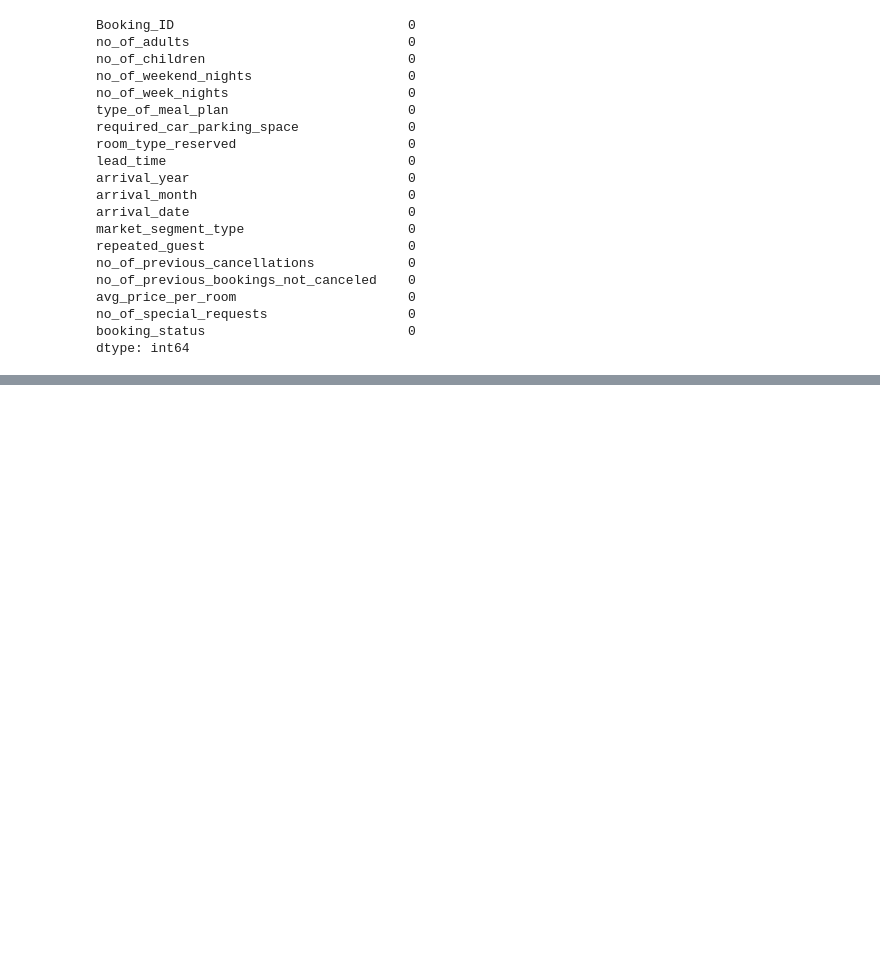
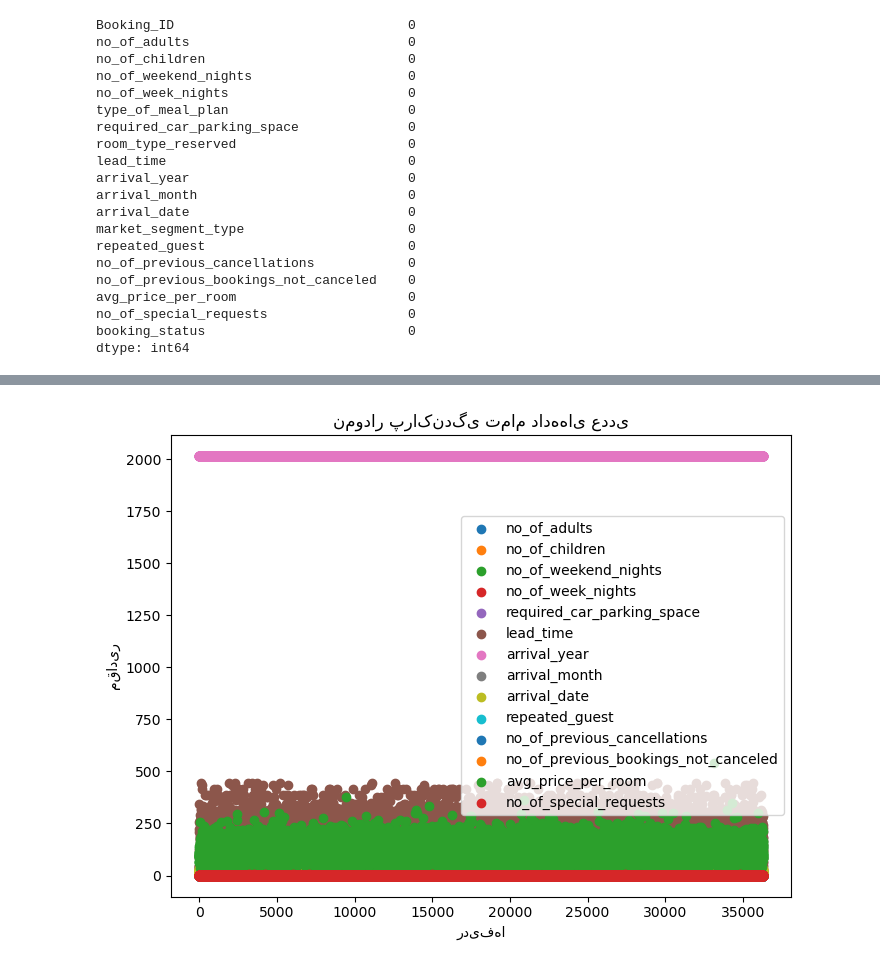
Before and after one commit to AM-mirzanejad/Prediction-Hotel-Reservation, a Jupyter notebook: Prediction-Hotel-Reservation.ipynb, the cells around one changed output, grey strips where cells are left out. Drawn from its saved outputs; the diff is of its cells as text; code cells hidden in the pictures; blank space fills up the shorter version.

```diff
--- a/Prediction-Hotel-Reservation.ipynb
+++ b/Prediction-Hotel-Reservation.ipynb
@@ -72,0 +80,21 @@ dtype: int64
+# %%
+df = pd.DataFrame(data)
+
+# رسم Scatter plot از تمام ستون‌های عددی در دیتافریم
+plt.figure(figsize=(8, 6))
+for column in df.columns:  # بررسی هر ستون در دیتافریم
+    if pd.api.types.is_numeric_dtype(df[column]):  # بررسی اینکه آیا ستون عددی است یا نه
+        plt.scatter(df.index, df[column], label=column)  # رسم Scatter plot برای هر ستون
+
+# اضافه کردن برچسب‌ها و عنوان
+plt.xlabel('ردیف‌ها')
+plt.ylabel('مقادیر')
+plt.title('نمودار پراکندگی تمام داده‌های عددی')
+
+# اضافه کردن لیبل به هر ستون
+plt.legend()
+
+# نمایش نمودار
+plt.show()
+# %% [output]
+[figure, added]
```
Also changed, not shown: parts of 3 cells of this notebook.
